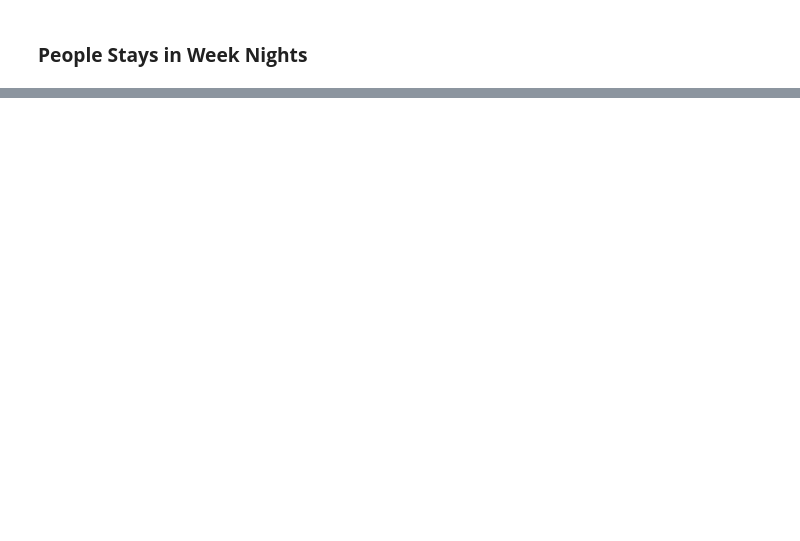
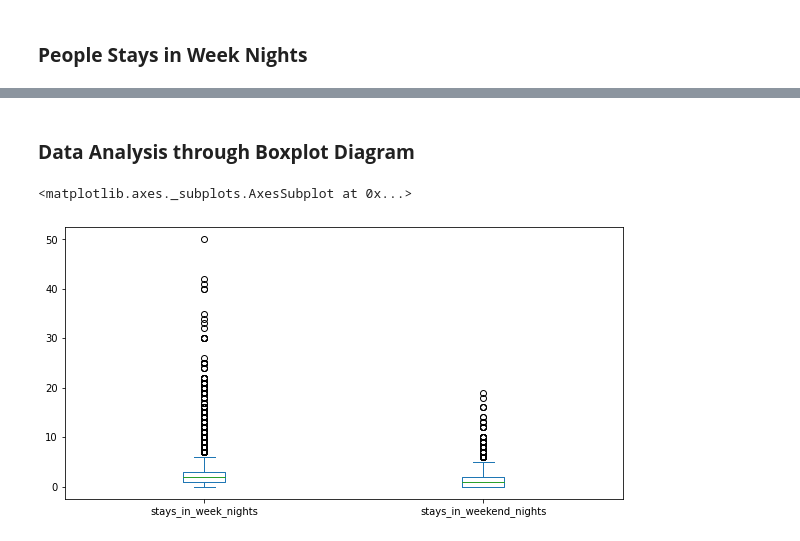
Before and after one commit to pinaki1010/Hotel_Booking_Analysis_EDA, a Jupyter notebook: Hotel_Booking_Analysis_Capstone_Project.ipynb, the cells around one changed output, grey strips where cells are left out. Drawn from its saved outputs; the diff is of its cells as text; code cells hidden in the pictures; blank space fills up the shorter version.

```diff
--- a/Hotel_Booking_Analysis_Capstone_Project.ipynb
+++ b/Hotel_Booking_Analysis_Capstone_Project.ipynb
@@ -196,0 +223,7 @@ plt.show()
+# %% [markdown]
+### **Data Analysis through Boxplot Diagram**
+# %%
+hotel_df[['stays_in_week_nights','stays_in_weekend_nights']].plot.box()
+# %% [output]
+<matplotlib.axes._subplots.AxesSubplot at 0x...>
+[figure, added]
```
Also changed, not shown: parts of 10 cells of this notebook.
